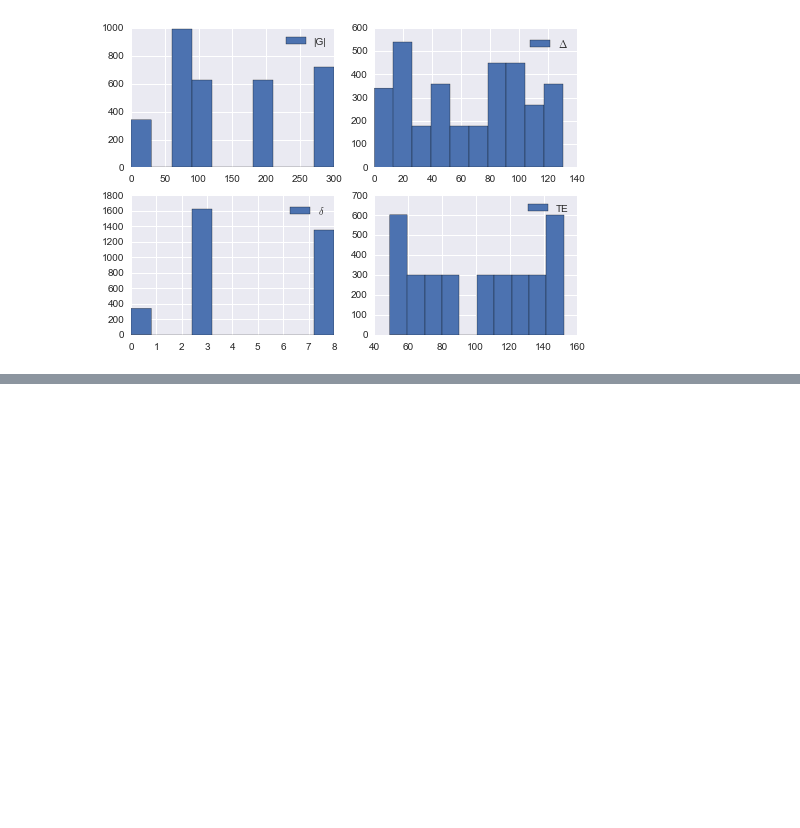
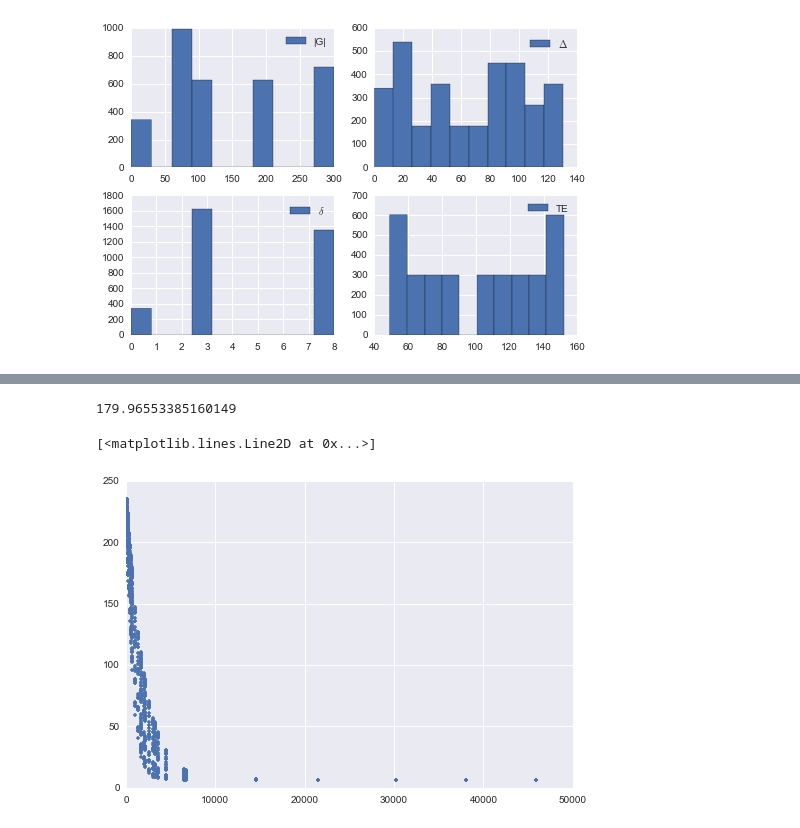
Before and after one commit to arokem/ISBI2015, a Jupyter notebook: SFM.ipynb, the cells around one changed output, grey strips where cells are left out. Cells and saved outputs as stored; diff of their text form; code cells hidden in the pictures; blank space fills up the shorter version.

```diff
--- a/SFM.ipynb
+++ b/SFM.ipynb
@@ -88,0 +106,9 @@ LSE(predict, train_data)
+# %%
+LSE(np.ones_like(train_data) * np.mean(train_data), train_data)
+# %% [output]
+179.96553385160149
+# %%
+plt.plot(train_gtab.bvals, predict, '.')
+# %% [output]
+[<matplotlib.lines.Line2D at 0x...>]
+[figure, added]
```
Also changed, not shown: parts of 14 cells of this notebook.
